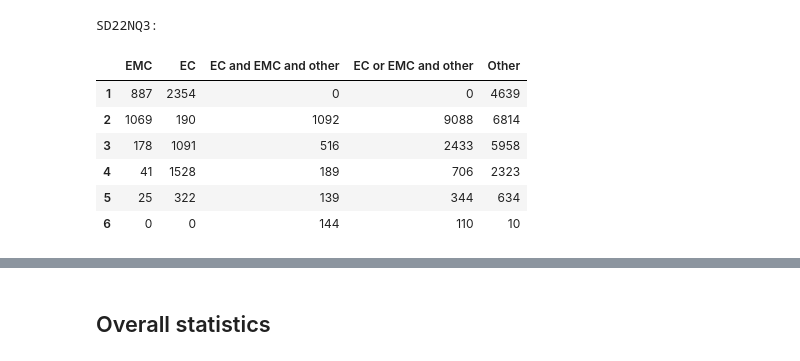
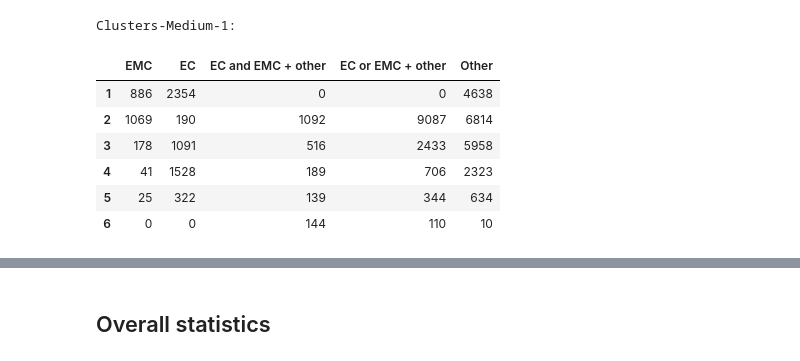
Before and after one commit to viktorsvahn/Limits_of_cluster_MLIPs, a Jupyter notebook: SD_statistics.ipynb, the cells around one changed output, grey strips where cells are left out. Saved outputs shown, nothing was run; the diff lists cells and outputs as text; code cells hidden in the pictures.

```diff
--- a/SD_statistics.ipynb
+++ b/SD_statistics.ipynb
@@ -157,2 +972,17 @@ print(num_atoms_medium)
+# %%
+import pickle
+from ase.io import read
+from pathlib import Path
+
+if not Path(medium_pkl).exists():
+    clusters_medium_1 = read(f'{path}Clusters-Medium/wB97XD3/SEED1/DSET1/training/SD22NQ1_wB97XD3BJ_Psi4.xyz', '3:') # first three structures are single atoms
+    clusters_medium_2 = read(f'{path}Clusters-Medium/wB97XD3/SEED1/DSET2/training/SD22NQ2_wB97XD3BJ_Psi4.xyz', '3:') # first three structures are single atoms
+    clusters_medium_3 = read(f'{path}Clusters-Medium/wB97XD3/SEED1/DSET3/training/SD22NQ3_wB97XD3BJ_Psi4.xyz', '3:') # first three structures are single atoms
+
+    xyz_dict = {'Clusters-Medium-1':clusters_medium_1, 'Clusters-Medium-2':clusters_medium_2, 'Clusters-Medium-3':clusters_medium_3}
+    with open(medium_pkl, 'wb') as f:
+        pickle.dump(xyz_dict, f)
+
+    num_atoms_medium = sum([len(a.numbers) for a in clusters_medium_1])
 # %% [markdown]
 ### Cluster composition
@@ -159,17 +989,0 @@ print(num_atoms_medium)
-# %%
-import pickle
-
-pkl_name = './SD22NQ_xyz.pkl'
-
-with open(pkl_name, 'rb') as f:
-    SD22NQ_dict = pickle.load(f)
-
-SD22NQ1_stats = np.histogram(np.array([at.info['Nmols'] for at in SD22NQ_dict['SD22NQ1']]), [1,2,3,4,5,6,7])[0]
-SD22NQ2_stats = np.histogram(np.array([at.info['Nmols'] for at in SD22NQ_dict['SD22NQ2']]), [1,2,3,4,5,6,7])[0]
-SD22NQ3_stats = np.histogram(np.array([at.info['Nmols'] for at in SD22NQ_dict['SD22NQ3']]), [1,2,3,4,5,6,7])[0]
-SD22NQ_stats_dict = {'SD22NQ1':SD22NQ1_stats, 'SD22NQ2':SD22NQ2_stats, 'SD22NQ3':SD22NQ3_stats}
-
-SD22NQ_stats_df = pd.DataFrame(SD22NQ_stats_dict)
-SD22NQ_stats_df.index.name = 'Cluster size, $N_\\text{mols}$'
-SD22NQ_stats_df.index += 1
-SD22NQ_stats_df
@@ -195,0 +990,5 @@ dtype: int64
+# %%
+import pickle
+
+with open(medium_pkl, 'rb') as f:
+    clusters_medium_dict = pickle.load(f)
@@ -228,15 +1019,15 @@ SD22NQ2:
-# %%
-data = 'SD22NQ3'
-print(f'{data}:')
-comp = hf.collect_comp(SD22NQ_dict[data])
-SD22NQ3_comp_flat = hf.flatten_comp(comp)
-SD22NQ3_comp_flat
-# %% [output]
-SD22NQ3:
-|  | EMC | EC | EC and EMC and other | EC or EMC and other | Other |
-| 1 | 887 | 2354 | 0 | 0 | 4639 |
-| 2 | 1069 | 190 | 1092 | 9088 | 6814 |
-| 3 | 178 | 1091 | 516 | 2433 | 5958 |
-| 4 | 41 | 1528 | 189 | 706 | 2323 |
-| 5 | 25 | 322 | 139 | 344 | 634 |
-| 6 | 0 | 0 | 144 | 110 | 10 |
+# %%
+data = 'Clusters-Medium-1'
+print(f'{data}:')
+comp = collect_comp(clusters_medium_dict[data])
+clusters_medium_1_comp = flatten_comp(comp)
+clusters_medium_1_comp
+# %% [output]
+Clusters-Medium-1:
+|  | EMC | EC | EC and EMC + other | EC or EMC + other | Other |
+| 1 | 886 | 2354 | 0 | 0 | 4638 |
+| 2 | 1069 | 190 | 1092 | 9087 | 6814 |
+| 3 | 178 | 1091 | 516 | 2433 | 5958 |
+| 4 | 41 | 1528 | 189 | 706 | 2323 |
+| 5 | 25 | 322 | 139 | 344 | 634 |
+| 6 | 0 | 0 | 144 | 110 | 10 |
```
Also changed, not shown: parts of 72 cells of this notebook, 9 other files.
